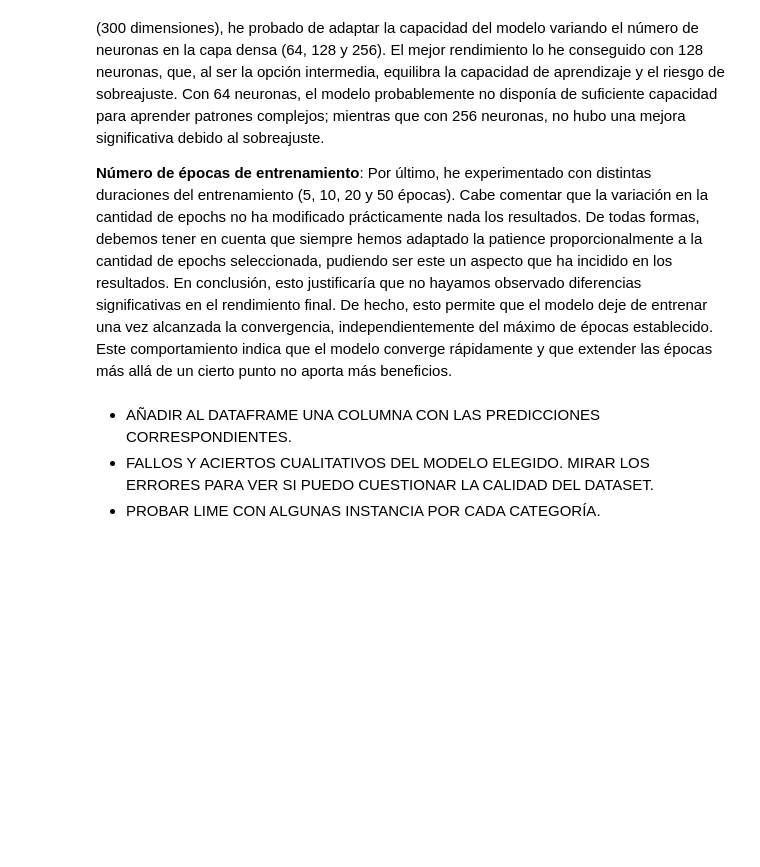
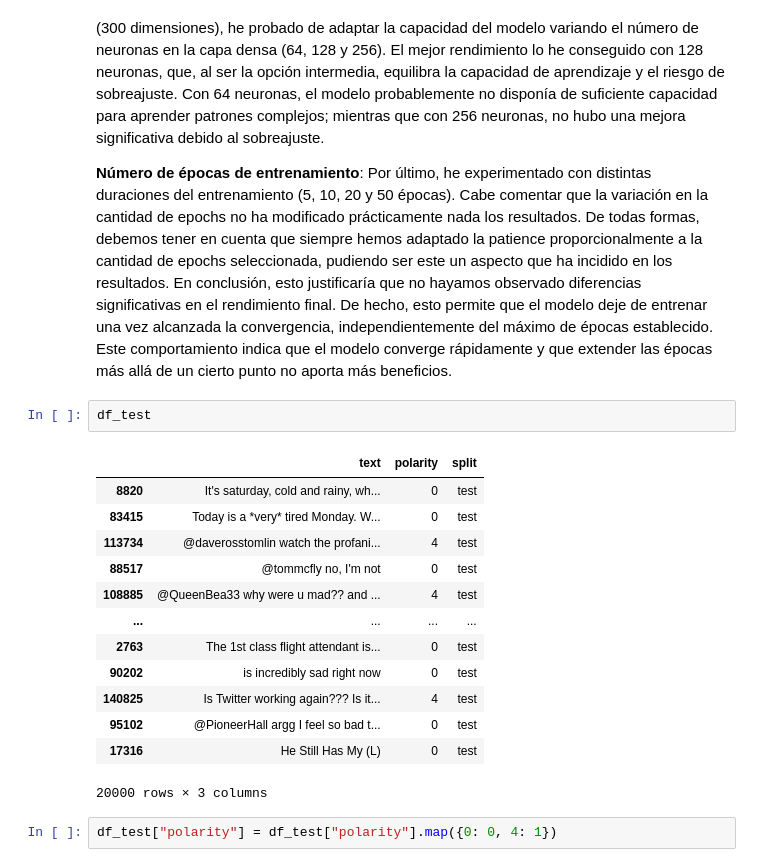
Before and after one commit to ju-mava/analisis-sentimiento-trabajo-final-p3, a Jupyter notebook: A3_Machetti_Vallverdú_Júlia.ipynb, the cells around one changed output. Drawn from its saved outputs; the diff is of its cells as text; blank space fills up the shorter version.

```diff
--- a/A3_Machetti_Vallverdú_Júlia.ipynb
+++ b/A3_Machetti_Vallverdú_Júlia.ipynb
@@ -1633,7 +1633,21 @@ Durante el proceso de entrenamiento del modelo con una red neuronal básica con
 **Número de neuronas en la capa oculta**: Una vez fijado el tamaño óptimo de los embeddings (300 dimensiones), he probado de adaptar la capacidad del modelo variando el número de neuronas en la capa densa (64, 128 y 256). El mejor rendimiento lo he conseguido con 128 neuronas, que, al ser la opción intermedia, equilibra la capacidad de aprendizaje y el riesgo de sobreajuste. Con 64 neuronas, el modelo probablemente no disponía de suficiente capacidad para aprender patrones complejos; mientras que con 256 neuronas, no hubo una mejora significativa debido al sobreajuste.
 
 **Número de épocas de entrenamiento**: Por último, he experimentado con distintas duraciones del entrenamiento (5, 10, 20 y 50 épocas). Cabe comentar que la variación en la cantidad de epochs no ha modificado prácticamente nada los resultados. De todas formas, debemos tener en cuenta que siempre hemos adaptado la patience proporcionalmente a la cantidad de epochs seleccionada, pudiendo ser este un aspecto que ha incidido en los resultados. En conclusión, esto justificaría que no hayamos observado diferencias significativas en el rendimiento final. De hecho, esto permite que el modelo deje de entrenar una vez alcanzada la convergencia, independientemente del máximo de épocas establecido. Este comportamiento indica que el modelo converge rápidamente y que extender las épocas más allá de un cierto punto no aporta más beneficios.
-# %% [markdown]
-- AÑADIR AL DATAFRAME UNA COLUMNA CON LAS PREDICCIONES CORRESPONDIENTES.
-- FALLOS Y ACIERTOS CUALITATIVOS DEL MODELO ELEGIDO. MIRAR LOS ERRORES PARA VER SI PUEDO CUESTIONAR LA CALIDAD DEL DATASET.
-- PROBAR LIME CON ALGUNAS INSTANCIA POR CADA CATEGORÍA.
+# %%
+df_test
+# %% [output]
+|  | text | polarity | split |
+| 8820 | It's saturday, cold and rainy, wh... | 0 | test |
+| 83415 | Today is a *very* tired Monday. W... | 0 | test |
+| 113734 | @daverosstomlin watch the profani... | 4 | test |
+| 88517 | @tommcfly no, I'm not | 0 | test |
+| 108885 | @QueenBea33 why were u mad?? and ... | 4 | test |
+| ... | ... | ... | ... |
+| 2763 | The 1st class flight attendant is... | 0 | test |
+| 90202 | is incredibly sad right now | 0 | test |
+| 140825 | Is Twitter working again??? Is it... | 4 | test |
+| 95102 | @PioneerHall argg I feel so bad t... | 0 | test |
+| 17316 | He Still Has My (L) | 0 | test |
+20000 rows × 3 columns
+# %%
+df_test["polarity"] = df_test["polarity"].map({0: 0, 4: 1})
```
Also changed, not shown: parts of 8 cells of this notebook.
